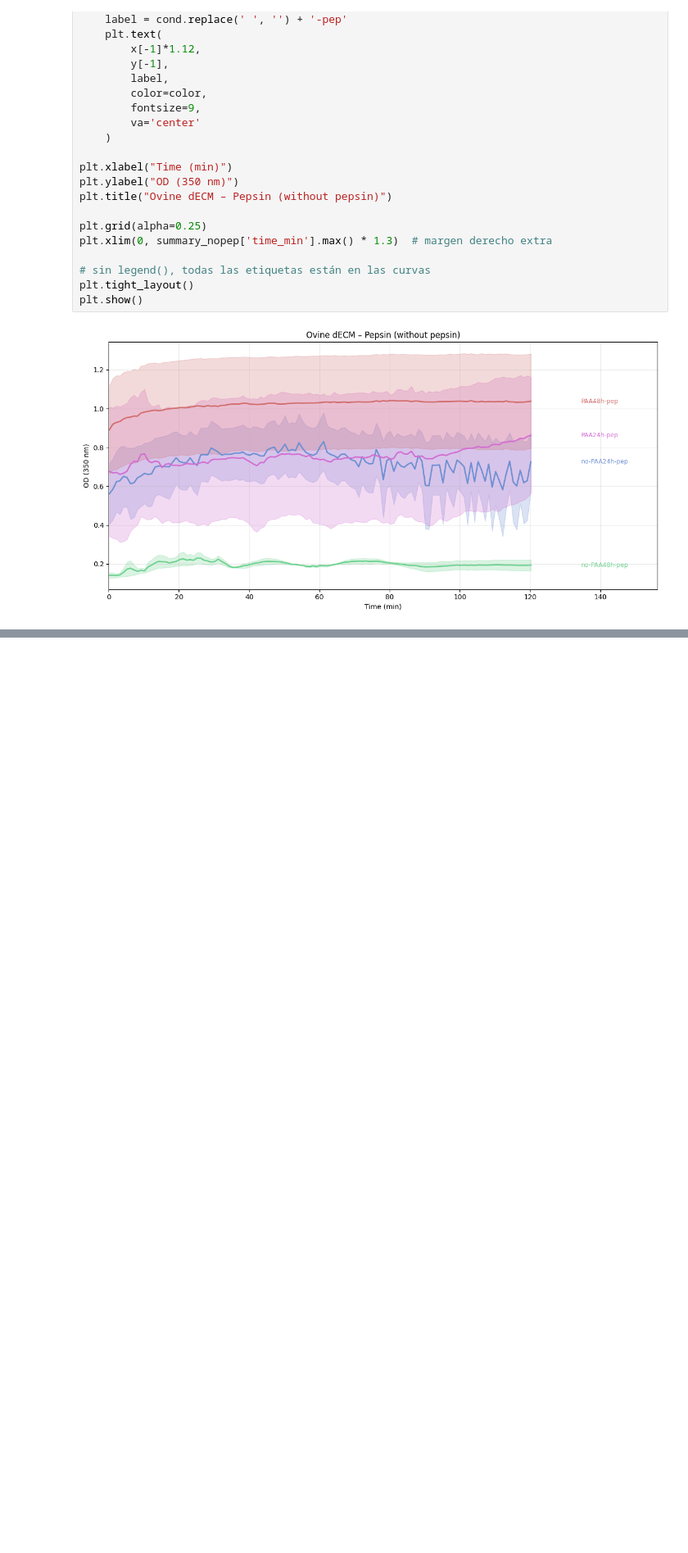
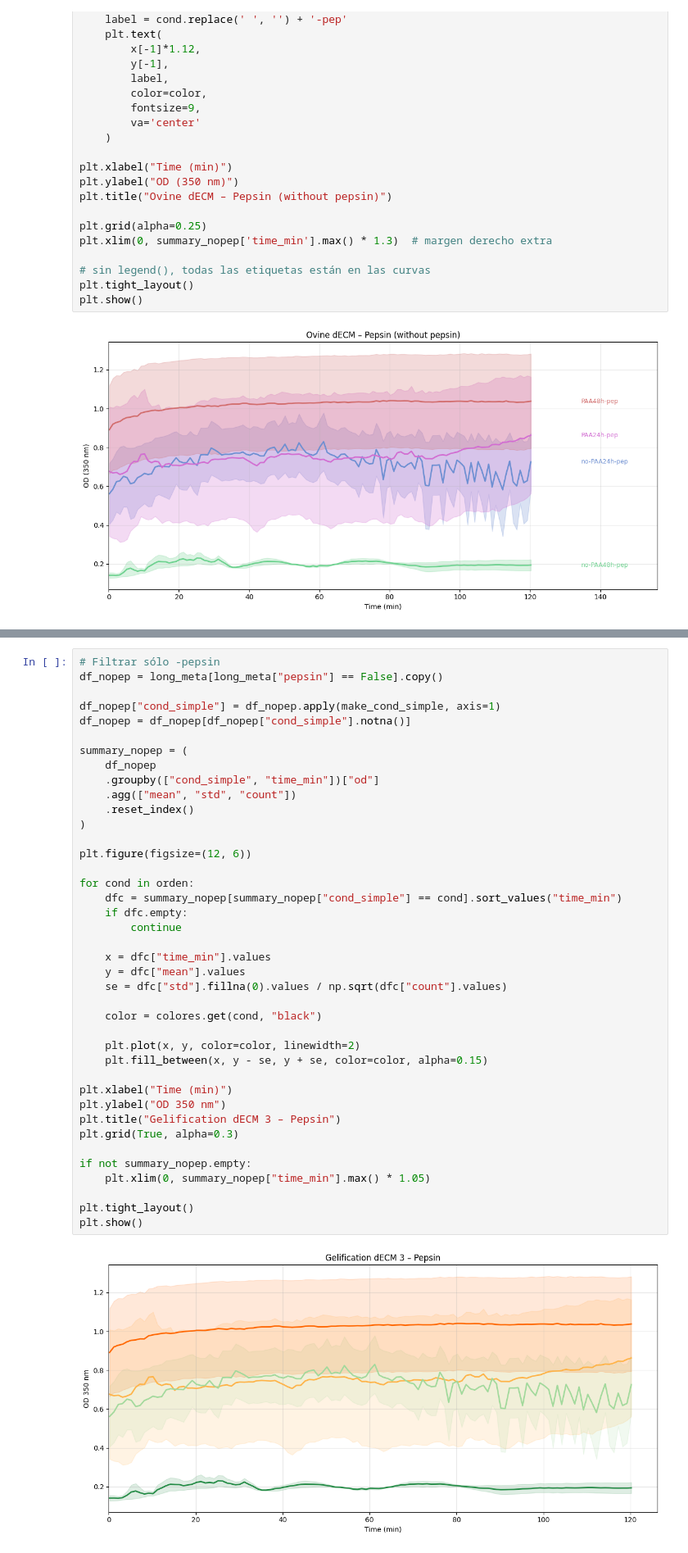
Before and after one commit to Bertaalcolea/Collagen_studies, a Jupyter notebook: dECM5(con90/10).ipynb, the cells around one changed output, grey strips where cells are left out. Shown at 82% size. Drawn from its saved outputs; the diff is of its cells as text; blank space fills up the shorter version.

```diff
--- a/dECM5(con90/10).ipynb
+++ b/dECM5(con90/10).ipynb
@@ -415,0 +520,42 @@ plt.show()
+# %%
+# Filtrar sólo -pepsin
+df_nopep = long_meta[long_meta["pepsin"] == False].copy()
+
+df_nopep["cond_simple"] = df_nopep.apply(make_cond_simple, axis=1)
+df_nopep = df_nopep[df_nopep["cond_simple"].notna()]
+
+summary_nopep = (
+    df_nopep
+    .groupby(["cond_simple", "time_min"])["od"]
+    .agg(["mean", "std", "count"])
+    .reset_index()
+)
+
+plt.figure(figsize=(12, 6))
+
+for cond in orden:
+    dfc = summary_nopep[summary_nopep["cond_simple"] == cond].sort_values("time_min")
+    if dfc.empty:
+        continue
+
+    x = dfc["time_min"].values
+    y = dfc["mean"].values
+    se = dfc["std"].fillna(0).values / np.sqrt(dfc["count"].values)
+
+    color = colores.get(cond, "black")
+
+    plt.plot(x, y, color=color, linewidth=2)
+    plt.fill_between(x, y - se, y + se, color=color, alpha=0.15)
+
+plt.xlabel("Time (min)")
+plt.ylabel("OD 350 nm")
+plt.title("Gelification dECM 3 – Pepsin")
+plt.grid(True, alpha=0.3)
+
+if not summary_nopep.empty:
+    plt.xlim(0, summary_nopep["time_min"].max() * 1.05)
+
+plt.tight_layout()
+plt.show()
+# %% [output]
+[figure, added]
```
Also changed, not shown: parts of 7 cells of this notebook.
